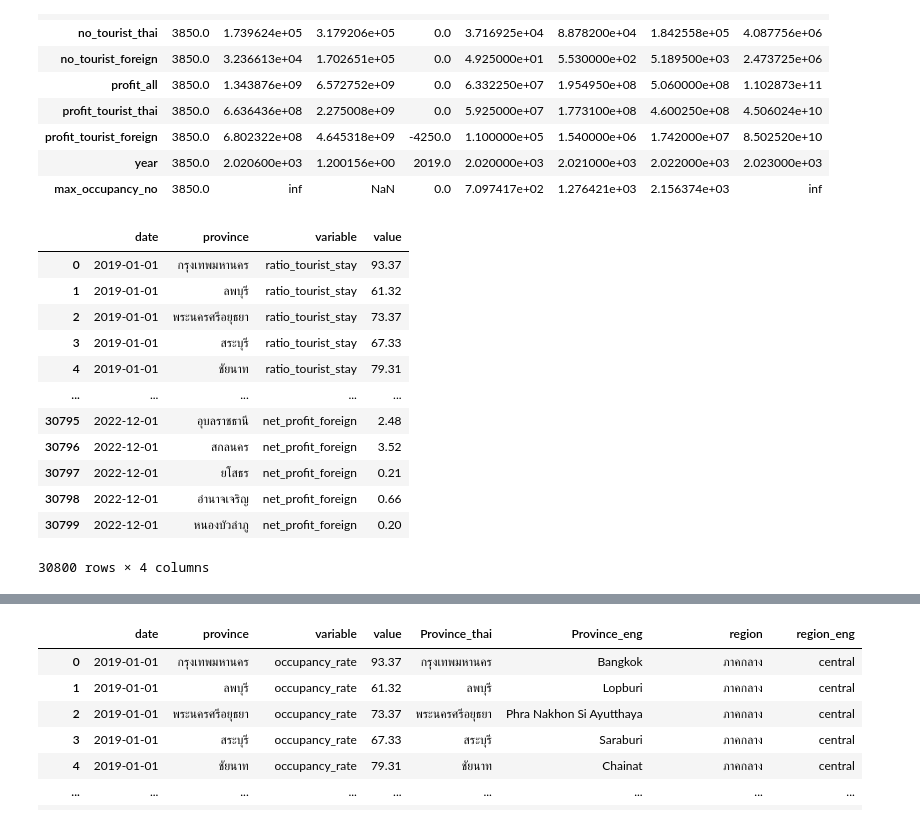
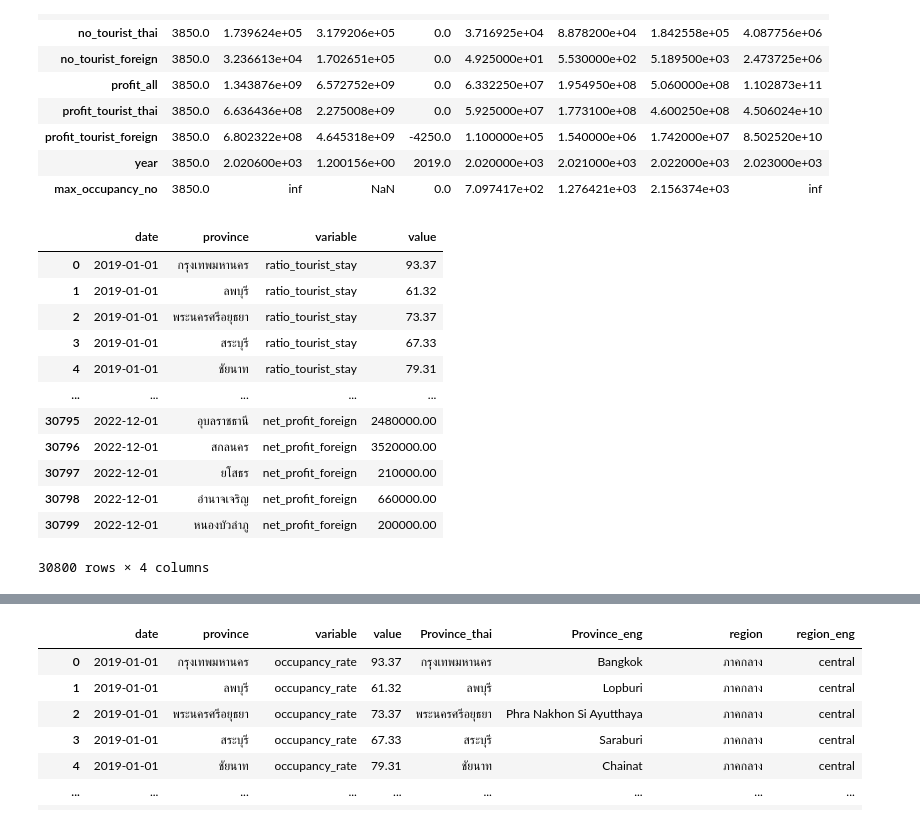
Before and after one commit to RThaweewat/tourism-domestic, a Jupyter notebook: pre_processing.ipynb, the cells around one changed output, grey strips where cells are left out. Saved outputs shown, nothing was run; the diff lists cells and outputs as text; code cells hidden in the pictures.

```diff
--- a/pre_processing.ipynb
+++ b/pre_processing.ipynb
@@ -153,7 +141,7 @@ for year in range(start_year, end_year+1):
             raw_excel.columns = raw_excel.columns.str.replace(suffix, '')
             raw_excel = raw_excel.astype({col: 'float' for col in raw_excel.columns if col != 'province'})
             raw_excel = raw_excel.astype({col: 'int' for col in raw_excel.columns if col.startswith('no_')})
-            raw_excel = raw_excel.apply(lambda x: x * 1_000_000 if x.name.startswith('profit_') else x)
+            raw_excel = raw_excel.apply(lambda x: x * 1_000_000 if x.name.startswith('net_profit_') else x)
             raw_excel = raw_excel.applymap(lambda x: round(x, 2) if isinstance(x, float) else x)
             raw_excel['time'] = workbook.sheetnames[sheet_no - 1]
             raw_excel = (raw_excel
@@ -193,37 +181,41 @@ schema = pa.DataFrameSchema(
 		"no_tourist_stay": pa.Column(pa.Int, checks= pa.Check.ge(0), nullable=False),
 		"no_tourist_all": pa.Column(pa.Int, checks= pa.Check.ge(0), nullable=False),
 		"no_tourist_thai": pa.Column(pa.Int, checks= pa.Check.ge(0), nullable=False),
 		"no_tourist_foreign": pa.Column(pa.Int, checks= pa.Check.ge(0), nullable=False),
 		"net_profit_all": pa.Column(pa.Float, nullable=False),
 		"net_profit_thai": pa.Column(pa.Float, nullable=False),
 		"net_profit_foreign": pa.Column(pa.Float, nullable=False),
 		"year": pa.Column(pa.Int, checks=pa.Check.between(start_year - 1, end_year), nullable=False),
 		"month": pa.Column(pa.String, checks=pa.Check.str_matches(r"^[ก-๙.]+$"), nullable=False),
 		"month_no": pa.Column(pa.Int8, checks=pa.Check.between(1, 12), nullable=False)
 	},
 	checks=pa.Check(lambda df: df["net_profit_all"] == df["net_profit_thai"] + df["net_profit_foreign"]) and \
 	       pa.Check(lambda df: df["no_tourist_all"] == df["no_tourist_thai"] + df["no_tourist_foreign"])
 )
 
 combined_df = schema(combined_df)
-combined_df = combined_df.melt(id_vars=['province', 'year', 'month', 'month_no'], value_vars=['ratio_tourist_stay', 'no_tourist_stay',  'no_tourist_all','no_tourist_thai','no_tourist_foreign', 'net_profit_all', 'net_profit_thai', 'net_profit_foreign'])
+combined_df = combined_df.melt(id_vars=['province', 'year', 'month', 'month_no']
+							   , value_vars=['ratio_tourist_stay', 'no_tourist_stay'
+											,  'no_tourist_all','no_tourist_thai'
+											,	'no_tourist_foreign', 'net_profit_all'
+											, 'net_profit_thai', 'net_profit_foreign'])
 
 # combine year and month to datetime
 combined_df['date'] = pd.to_datetime(combined_df['year'].astype(str) + '-' + combined_df['month_no'].astype(str) + '-01')
 combined_df = combined_df.drop(['year', 'month', 'month_no'], axis=1)
 combined_df = combined_df[['date', 'province', 'variable', 'value']]
 combined_df
 # %% [output]
 |  | date | province | variable | value |
 | 0 | 2019-01-01 | กรุงเทพมหานคร | ratio_tourist_stay | 93.37 |
 | 1 | 2019-01-01 | ลพบุรี | ratio_tourist_stay | 61.32 |
 | 2 | 2019-01-01 | พระนครศรีอยุธยา | ratio_tourist_stay | 73.37 |
 | 3 | 2019-01-01 | สระบุรี | ratio_tourist_stay | 67.33 |
 | 4 | 2019-01-01 | ชัยนาท | ratio_tourist_stay | 79.31 |
 | ... | ... | ... | ... | ... |
-| 30795 | 2022-12-01 | อุบลราชธานี | net_profit_foreign | 2.48 |
-| 30796 | 2022-12-01 | สกลนคร | net_profit_foreign | 3.52 |
-| 30797 | 2022-12-01 | ยโสธร | net_profit_foreign | 0.21 |
-| 30798 | 2022-12-01 | อำนาจเจริญ | net_profit_foreign | 0.66 |
-| 30799 | 2022-12-01 | หนองบัวลำภู | net_profit_foreign | 0.20 |
+| 30795 | 2022-12-01 | อุบลราชธานี | net_profit_foreign | 2480000.00 |
+| 30796 | 2022-12-01 | สกลนคร | net_profit_foreign | 3520000.00 |
+| 30797 | 2022-12-01 | ยโสธร | net_profit_foreign | 210000.00 |
+| 30798 | 2022-12-01 | อำนาจเจริญ | net_profit_foreign | 660000.00 |
+| 30799 | 2022-12-01 | หนองบัวลำภู | net_profit_foreign | 200000.00 |
 30800 rows × 4 columns
```
Also changed, not shown: parts of 42 cells of this notebook, 3 other files.
